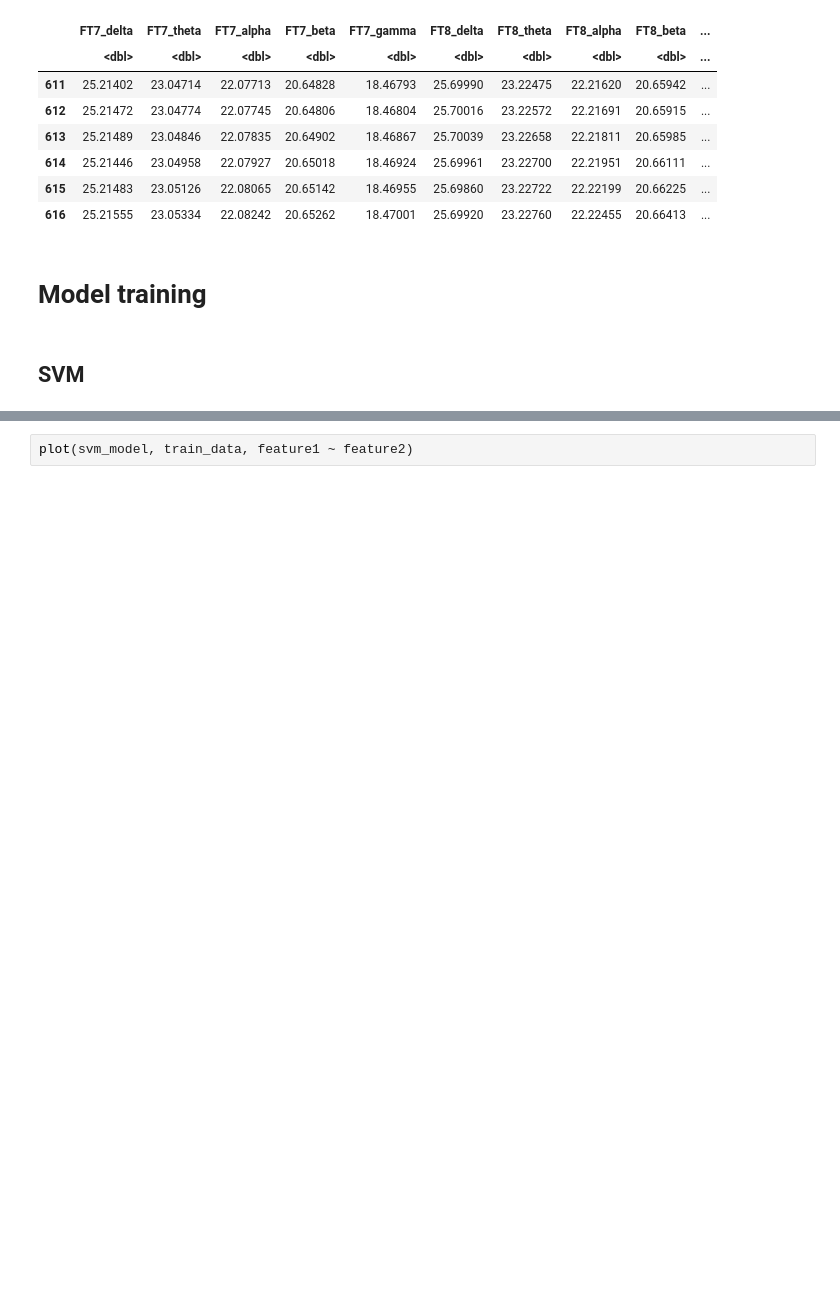
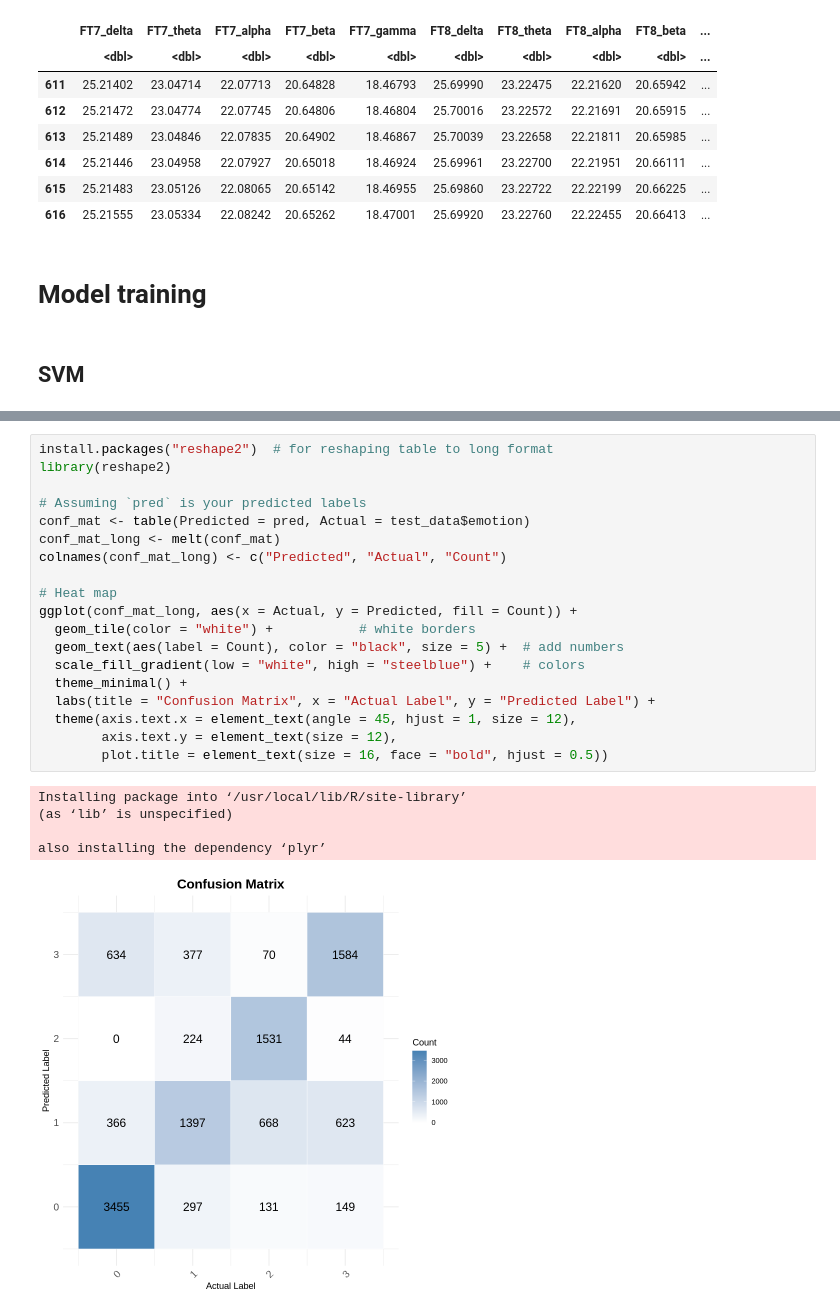
Before and after one commit to nieyangfei/EGG_Big_Data, a Jupyter notebook: EEG_Big_Data_Project.ipynb, the cells around one changed output, grey strips where cells are left out. Drawn from its saved outputs; the diff is of its cells as text; blank space fills up the shorter version.

```diff
--- a/EEG_Big_Data_Project.ipynb
+++ b/EEG_Big_Data_Project.ipynb
@@ -822,2 +827,25 @@ mean
-# %%
-plot(svm_model, train_data, feature1 ~ feature2)
+# %%
+install.packages("reshape2")  # for reshaping table to long format
+library(reshape2)
+
+# Assuming `pred` is your predicted labels
+conf_mat <- table(Predicted = pred, Actual = test_data$emotion)
+conf_mat_long <- melt(conf_mat)
+colnames(conf_mat_long) <- c("Predicted", "Actual", "Count")
+
+# Heat map
+ggplot(conf_mat_long, aes(x = Actual, y = Predicted, fill = Count)) +
+  geom_tile(color = "white") +           # white borders
+  geom_text(aes(label = Count), color = "black", size = 5) +  # add numbers
+  scale_fill_gradient(low = "white", high = "steelblue") +    # colors
+  theme_minimal() +
+  labs(title = "Confusion Matrix", x = "Actual Label", y = "Predicted Label") +
+  theme(axis.text.x = element_text(angle = 45, hjust = 1, size = 12),
+        axis.text.y = element_text(size = 12),
+        plot.title = element_text(size = 16, face = "bold", hjust = 0.5))
+# %% [output]
+Installing package into ‘/usr/local/lib/R/site-library’
+(as ‘lib’ is unspecified)
+
+also installing the dependency ‘plyr’
+[figure, added]
```
Also changed, not shown: parts of 6 cells of this notebook.
